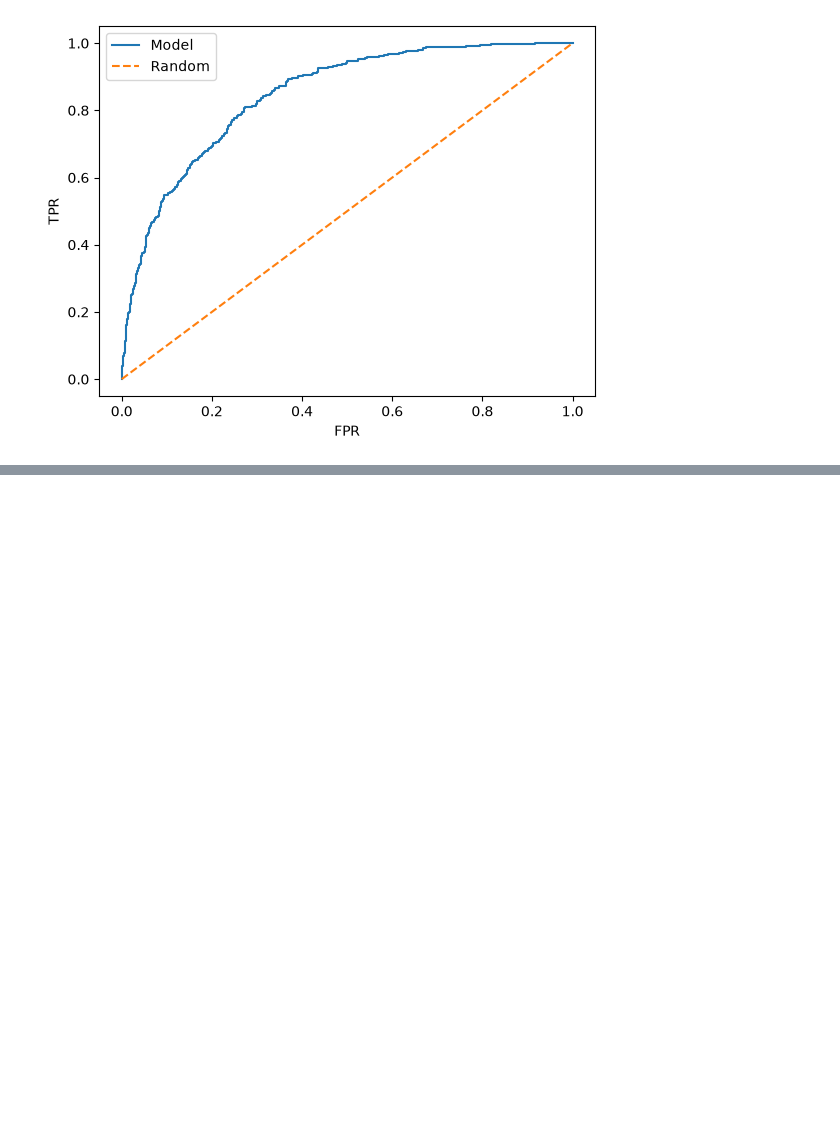
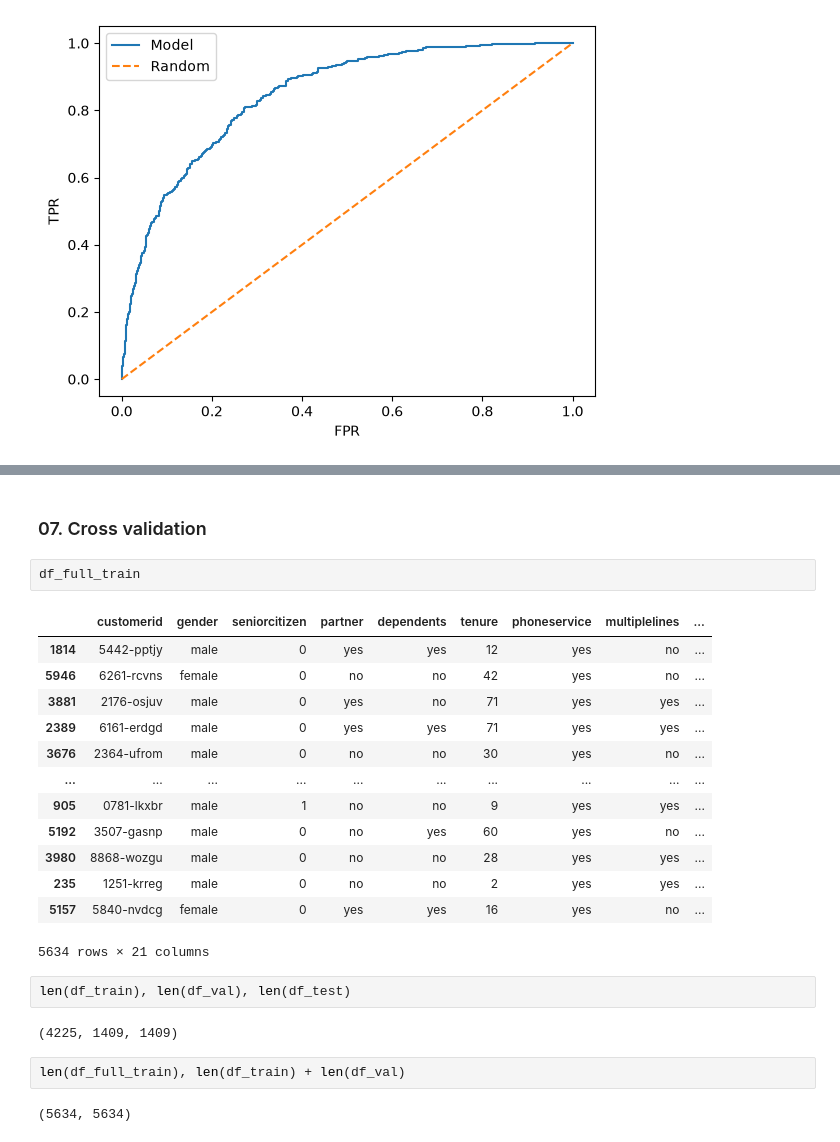
Before and after one commit to alex-alyushin/machine-learning-zoomcamp, a Jupyter notebook: 04-evaluation/Evaluation.ipynb, the cells around one changed output, grey strips where cells are left out. Cells and saved outputs as stored; diff of their text form; blank space fills up the shorter version.

```diff
--- a/04-evaluation/Evaluation.ipynb
+++ b/04-evaluation/Evaluation.ipynb
@@ -466,0 +554,26 @@ plt.legend()
+# %% [markdown]
+### 07. Cross validation
+# %%
+df_full_train
+# %% [output]
+|  | customerid | gender | seniorcitizen | partner | dependents | tenure | phoneservice | multiplelines | ... |
+| 1814 | 5442-pptjy | male | 0 | yes | yes | 12 | yes | no | ... |
+| 5946 | 6261-rcvns | female | 0 | no | no | 42 | yes | no | ... |
+| 3881 | 2176-osjuv | male | 0 | yes | no | 71 | yes | yes | ... |
+| 2389 | 6161-erdgd | male | 0 | yes | yes | 71 | yes | yes | ... |
+| 3676 | 2364-ufrom | male | 0 | no | no | 30 | yes | no | ... |
+| ... | ... | ... | ... | ... | ... | ... | ... | ... | ... |
+| 905 | 0781-lkxbr | male | 1 | no | no | 9 | yes | yes | ... |
+| 5192 | 3507-gasnp | male | 0 | no | yes | 60 | yes | no | ... |
+| 3980 | 8868-wozgu | male | 0 | no | no | 28 | yes | yes | ... |
+| 235 | 1251-krreg | male | 0 | no | no | 2 | yes | yes | ... |
+| 5157 | 5840-nvdcg | female | 0 | yes | yes | 16 | yes | no | ... |
+5634 rows × 21 columns
+# %%
+len(df_train), len(df_val), len(df_test)
+# %% [output]
+(4225, 1409, 1409)
+# %%
+len(df_full_train), len(df_train) + len(df_val)
+# %% [output]
+(5634, 5634)
```
Also changed, not shown: parts of 24 cells of this notebook.
